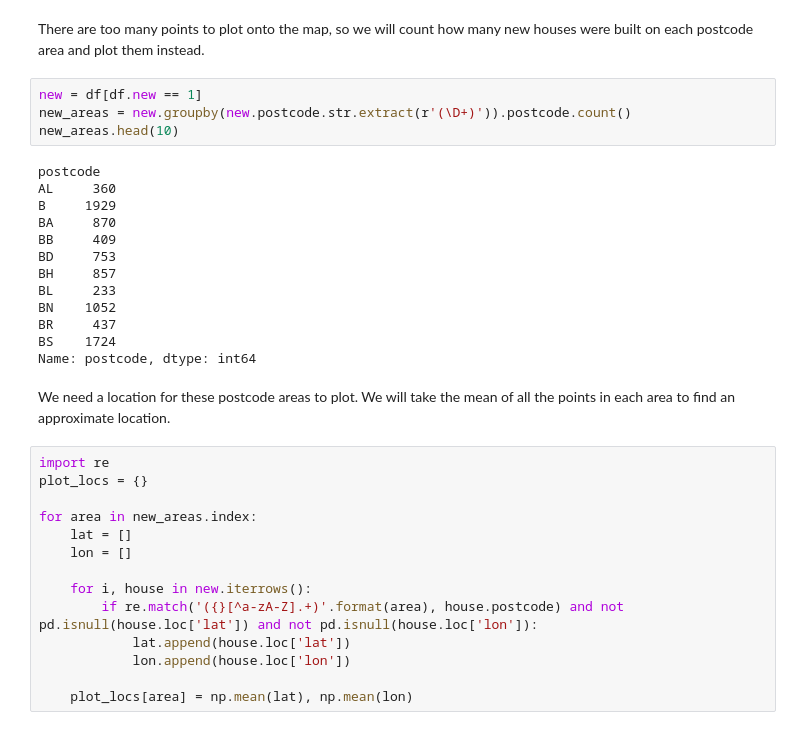
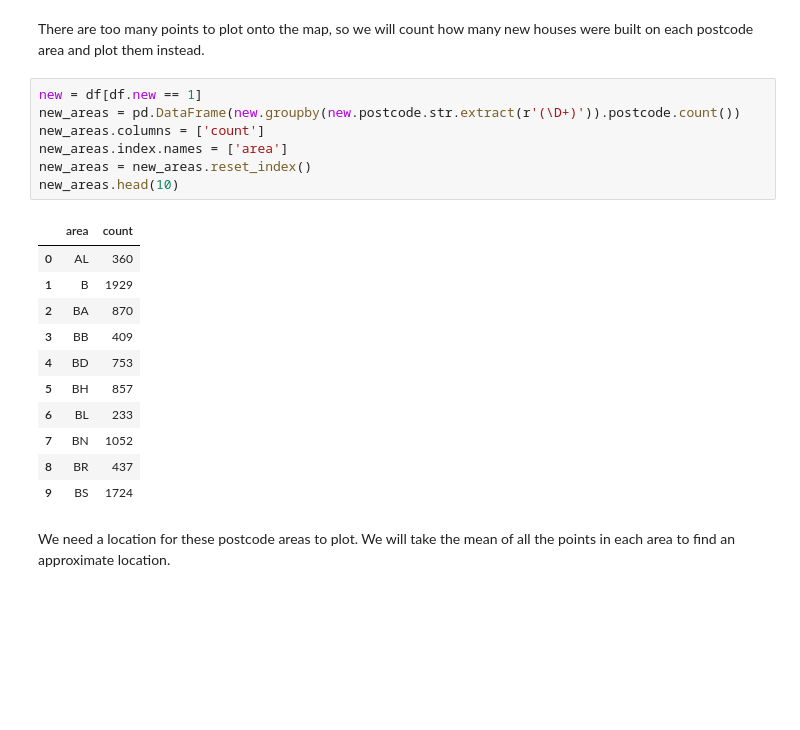
Before and after one commit to jamalmoir/notebook_playground, a Jupyter notebook: uk_2015_houseprice.ipynb, the cells around one changed output. Drawn from its saved outputs; the diff is of its cells as text; blank space fills up the shorter version.

```diff
--- a/uk_2015_houseprice.ipynb
+++ b/uk_2015_houseprice.ipynb
@@ -195,34 +195,22 @@ df.head()
 There are too many points to plot onto the map, so we will count how many new houses were built on each postcode area and plot them instead.
 # %%
 new = df[df.new == 1]
-new_areas = new.groupby(new.postcode.str.extract(r'(\D+)')).postcode.count()
+new_areas = pd.DataFrame(new.groupby(new.postcode.str.extract(r'(\D+)')).postcode.count())
+new_areas.columns = ['count']
+new_areas.index.names = ['area']
+new_areas = new_areas.reset_index()
 new_areas.head(10)
 # %% [output]
-postcode
-AL     360
-B     1929
-BA     870
-BB     409
-BD     753
-BH     857
-BL     233
-BN    1052
-BR     437
-BS    1724
-Name: postcode, dtype: int64
+|  | area | count |
+| 0 | AL | 360 |
+| 1 | B | 1929 |
+| 2 | BA | 870 |
+| 3 | BB | 409 |
+| 4 | BD | 753 |
+| 5 | BH | 857 |
+| 6 | BL | 233 |
+| 7 | BN | 1052 |
+| 8 | BR | 437 |
+| 9 | BS | 1724 |
 # %% [markdown]
 We need a location for these postcode areas to plot. We will take the mean of all the points in each area to find an approximate location.
-# %%
-import re
-plot_locs = {}
-
-for area in new_areas.index:
-    lat = []
-    lon = []
-
-    for i, house in new.iterrows():
-        if re.match('({}[^a-zA-Z].+)'.format(area), house.postcode) and not pd.isnull(house.loc['lat']) and not pd.isnull(house.loc['lon']):
-            lat.append(house.loc['lat'])
-            lon.append(house.loc['lon'])
-
-    plot_locs[area] = np.mean(lat), np.mean(lon)
```
Also changed, not shown: parts of 8 cells of this notebook.
